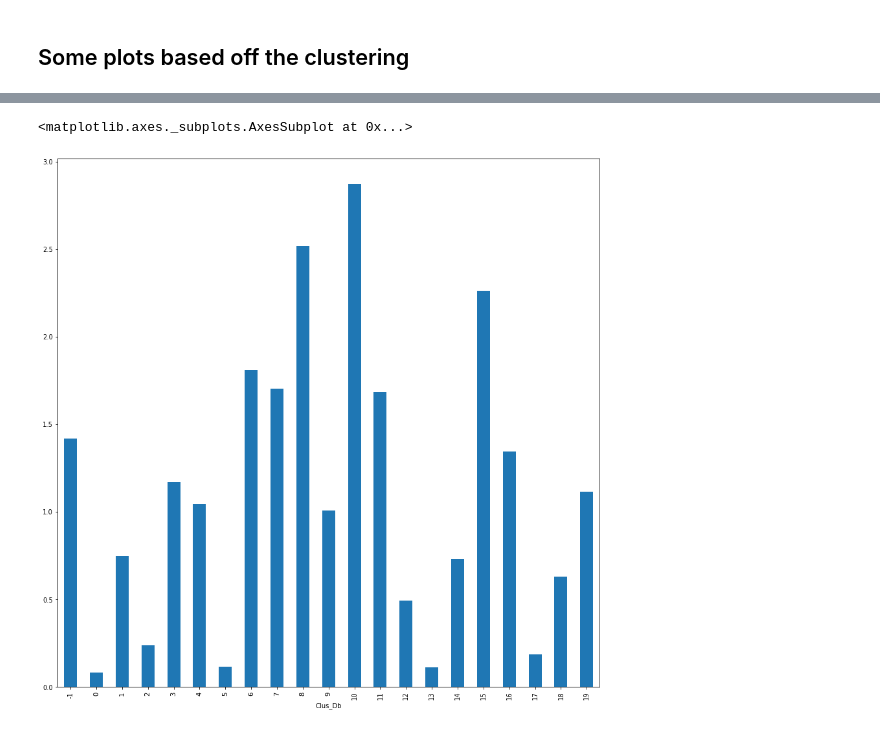
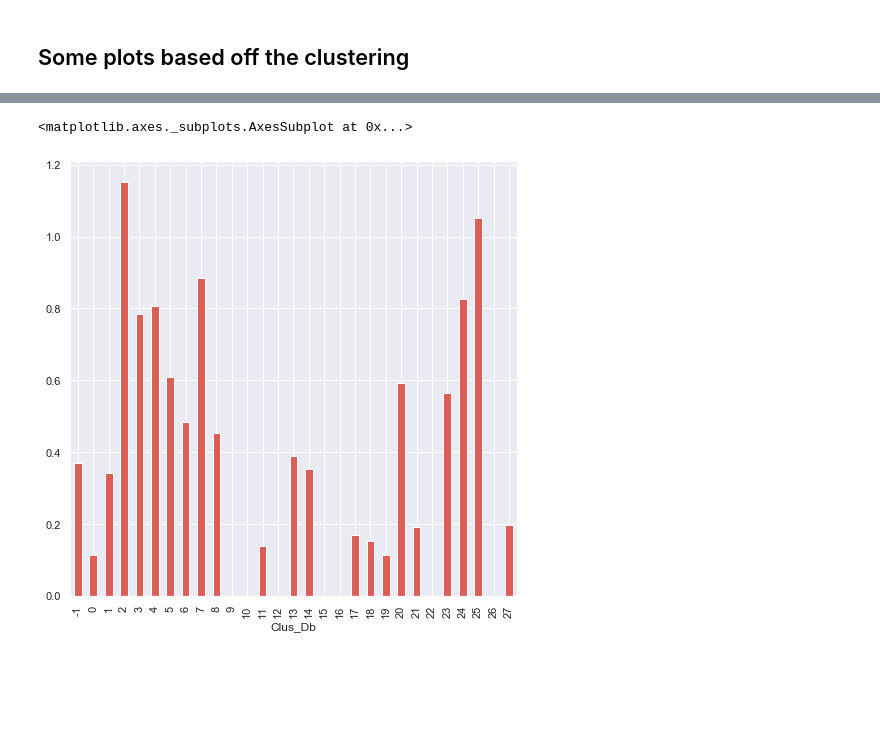
Before and after one commit to no50free/Twin_Cities_Cluster_Analysis, a Jupyter notebook: Capstone Cleaned.ipynb, the cells around one changed output, grey strips where cells are left out. Cells and saved outputs as stored; diff of their text form; code cells hidden in the pictures; blank space fills up the shorter version.

```diff
--- a/Capstone Cleaned.ipynb
+++ b/Capstone Cleaned.ipynb
@@ -545,6 +572,6 @@ from sklearn.cluster import KMeans
 
 from sklearn.preprocessing import StandardScaler
 
-X = gdf[['x','y','nearest_brew','within_r']].values[:,:]
+X = gdf[['x', 'y']]#, 'nearest_brew', 'brew_within_r', 'food_within_r', 'brew_food_ratio']].values[:,:]
 X = np.nan_to_num(X)
 Clus_dataSet = StandardScaler().fit_transform(X)
@@ -550,0 +580,18 @@ Clus_dataSet = StandardScaler().fit_transform(X)
+# %%
+from sklearn import metrics
+from scipy.spatial.distance import cdist
+
+# k means determine k
+distortions = []
+K = range(1,12)
+for k in K:
+    k_means = KMeans(init = "k-means++", n_clusters = k, n_init = 30)
+    k_means.fit(X)
+    distortions.append(sum(np.min(cdist(X, k_means.cluster_centers_, 'euclidean'), axis=1)) / X.shape[0])
+
+# Plot the elbow
+plt.plot(K, distortions, 'bx-')
+plt.xlabel('k')
+plt.ylabel('Distortion')
+plt.title('The Elbow Method showing the optimal k')
+plt.show()
@@ -551,5 +600,6 @@ Clus_dataSet = StandardScaler().fit_transform(X)
 # %%
-clusterNum = 6
+# Elbow method indicates small elbows at k=5, 7, 10.
+clusterNum = 3
 k_means = KMeans(init = "k-means++", n_clusters = clusterNum, n_init = 30)
 k_means.fit(X)
 labels = k_means.labels_
@@ -634,12 +683,12 @@ from sklearn.cluster import DBSCAN
 import sklearn.utils
 from sklearn.preprocessing import StandardScaler
 sklearn.utils.check_random_state(1000)
-Clus_dataSet = gdf[['x','y','nearest_brew']]
+Clus_dataSet = gdf[['x', 'y', 'nearest_brew', 'brew_food_ratio']]#, 'food_within_r', ]]
 Clus_dataSet = np.nan_to_num(Clus_dataSet)
 Clus_dataSet = StandardScaler().fit_transform(Clus_dataSet)
 
 # Compute DBSCAN
-db = DBSCAN(eps=.25, min_samples=14).fit(Clus_dataSet)
+db = DBSCAN(eps=.26, min_samples=12).fit(Clus_dataSet)
 core_samples_mask = np.zeros_like(db.labels_, dtype=bool)
 core_samples_mask[db.core_sample_indices_] = True
 labels = db.labels_
@@ -649,6 +698,7 @@ realClusterNum=len(set(labels)) - (1 if -1 in labels else 0)
 clusterNum = len(set(labels))
 
 
+
 # A sample of clusters
 print(realClusterNum)
 #df_food_geo[['x','y','nearest_brew','within_r','Clus_Db']].head(5)
@@ -694,6 +756,6 @@ ax = sns.countplot(x='Clus_Db', hue='type', data=gdf[gdf['Clus_Db'] != -1])
 # %%
-gdf.groupby(['Clus_Db']).nearest_brew.mean().plot(kind='bar',figsize=(15,15))
+gdf.groupby(['Clus_Db']).brew_food_ratio.mean().plot(kind='bar',figsize=(8,8))
 # %% [output]
 <matplotlib.axes._subplots.AxesSubplot at 0x...>
-[figure, old version]
+[figure, new version]
 # %%
```
Also changed, not shown: parts of 22 cells of this notebook.
